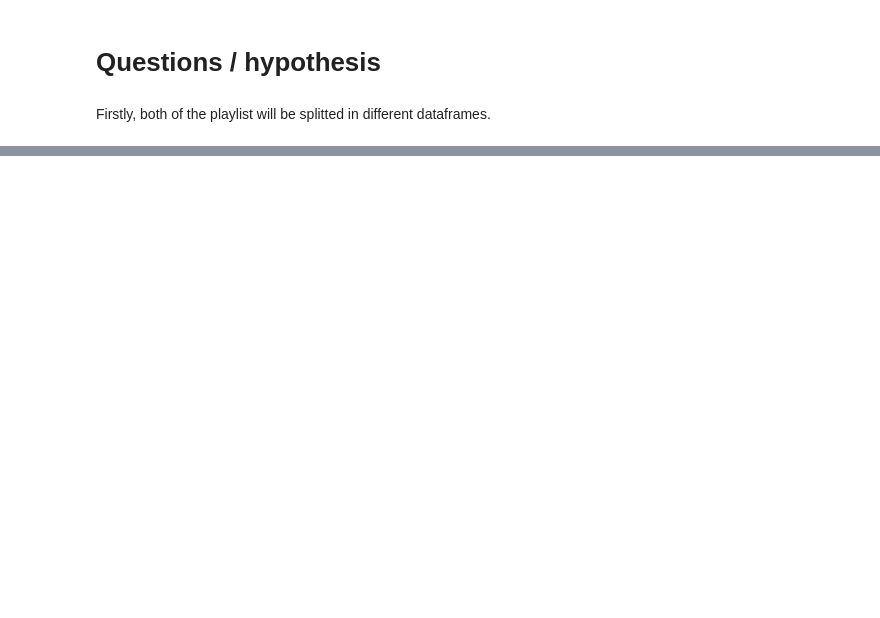
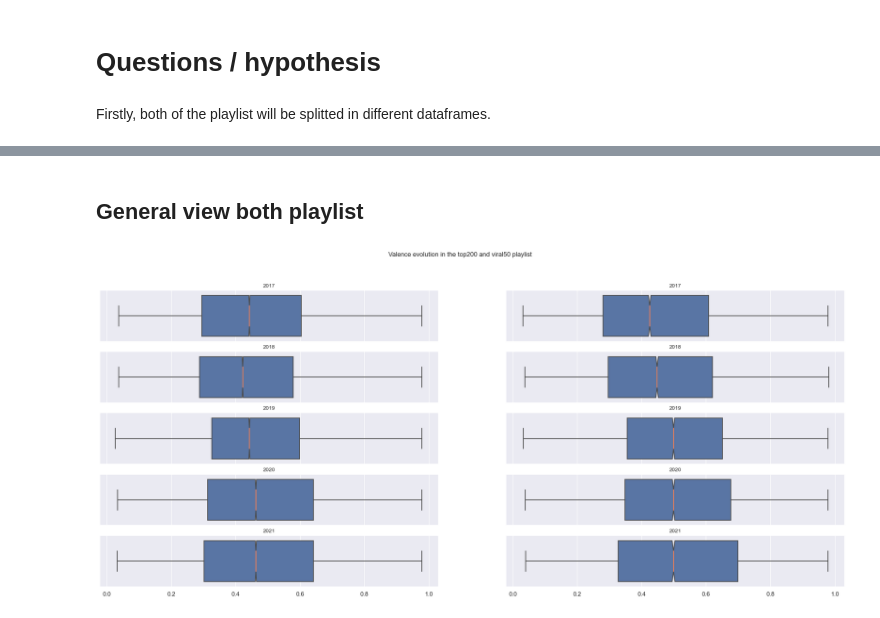
Before and after one commit to annassanchez/ETL_project, a Jupyter notebook: notebooks/6-analysis.ipynb, the cells around one changed output, grey strips where cells are left out. Saved outputs shown, nothing was run; the diff lists cells and outputs as text; code cells hidden in the pictures; blank space fills up the shorter version.

```diff
--- a/notebooks/6-analysis.ipynb
+++ b/notebooks/6-analysis.ipynb
@@ -305,6 +89,4 @@ def calculate_age(birthday):
-# %%
-df['age'] = df['birthday_date'].apply(calculate_age)
-df['age'].value_counts()
 # %%
+df['month'] = df['playlist_date'].dt.month
 df['year'] = df['playlist_date'].dt.year
-df['month'] = df['playlist_date'].dt.month
+df['date'] = df['year'].astype(str) + '-' + df['month'].astype(str)
@@ -313,3 +92,0 @@ key and scale type mapping
-# %%
-df['key_mapped'] = df['key'].replace(bb.dict_keys)
-df['mode_mapped'] = df['mode'].replace(bb.dict_scale)
@@ -479,5 +100,24 @@ sns.lineplot(x='Year', y='value', hue='variable',
-# %%
-sns.set(rc={'figure.figsize':(50,8.27)})
-
-c = sns.lineplot(data = test, x = test['date'].unique().tolist(), y = 'Ariana Grande')
-c.set_xticklabels(labels = test['date'].unique().tolist(), rotation=90)
+# %% [markdown]
+## General view both playlist
+# %%
+fig, axs = plt.subplots(ncols=2, nrows = len(top200.sort_values(by = ['playlist_date'])['playlist_date'].dt.year.unique().tolist()), figsize = (25, 10), sharex=True,)
+list_years = top200.sort_values(by = ['playlist_date'])['playlist_date'].dt.year.unique().tolist()
+sns.set_theme(style="darkgrid")
+rows = [0, 1]
+fig.suptitle('Valence evolution in the top200 and viral50 playlist', fontsize=12)
+for year in list_years:
+    for row in rows:
+        if row == 0:
+            #print(year, list_years.index(year))
+            sns.boxplot(x=top200[top200['playlist_date'].dt.year == year].valence, data = top200[top200['playlist_date'].dt.year == year], medianprops={"color": "coral"}, notch=True,flierprops={"marker": "x"},
+                ax=axs[list_years.index(year)][0]) ;
+            axs[list_years.index(year)][0].set_title(str(year), fontsize=10, )
+            axs[list_years.index(year)][0].set_xlabel("")
+        elif row == 1:
+            #print(year, list_years.index(year))
+            sns.boxplot(x=viral50[viral50['playlist_date'].dt.year == year].valence, data = viral50[viral50['playlist_date'].dt.year == year], notch=True, flierprops={"marker": "x"},
+                ax=axs[list_years.index(year)][1], medianprops={"color": "coral"}) ;
+            axs[list_years.index(year)][1].set_title(str(year), fontsize=10, )
+            axs[list_years.index(year)][1].set_xlabel("")
+# %% [output]
+[figure, added]
```
Also changed, not shown: parts of 110 cells of this notebook.
